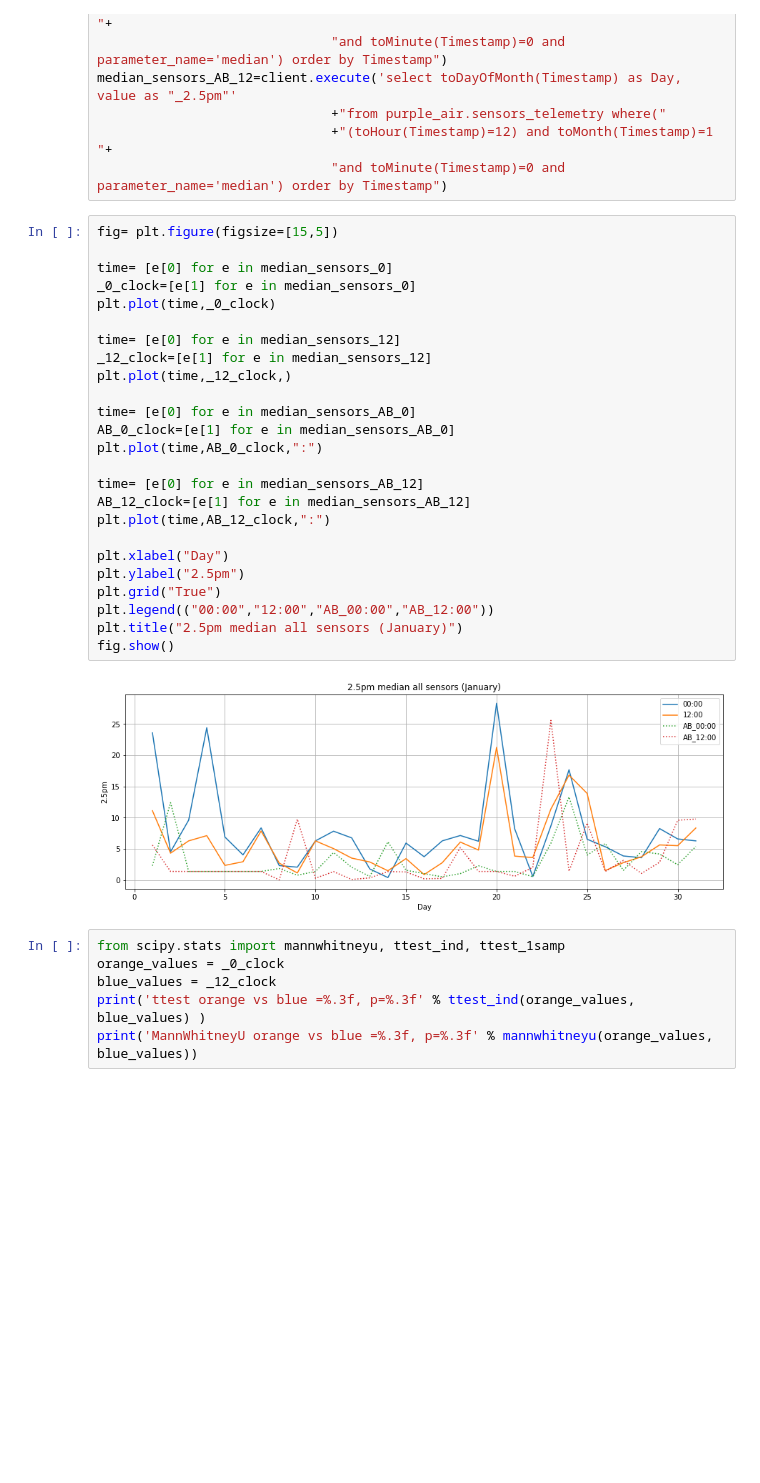
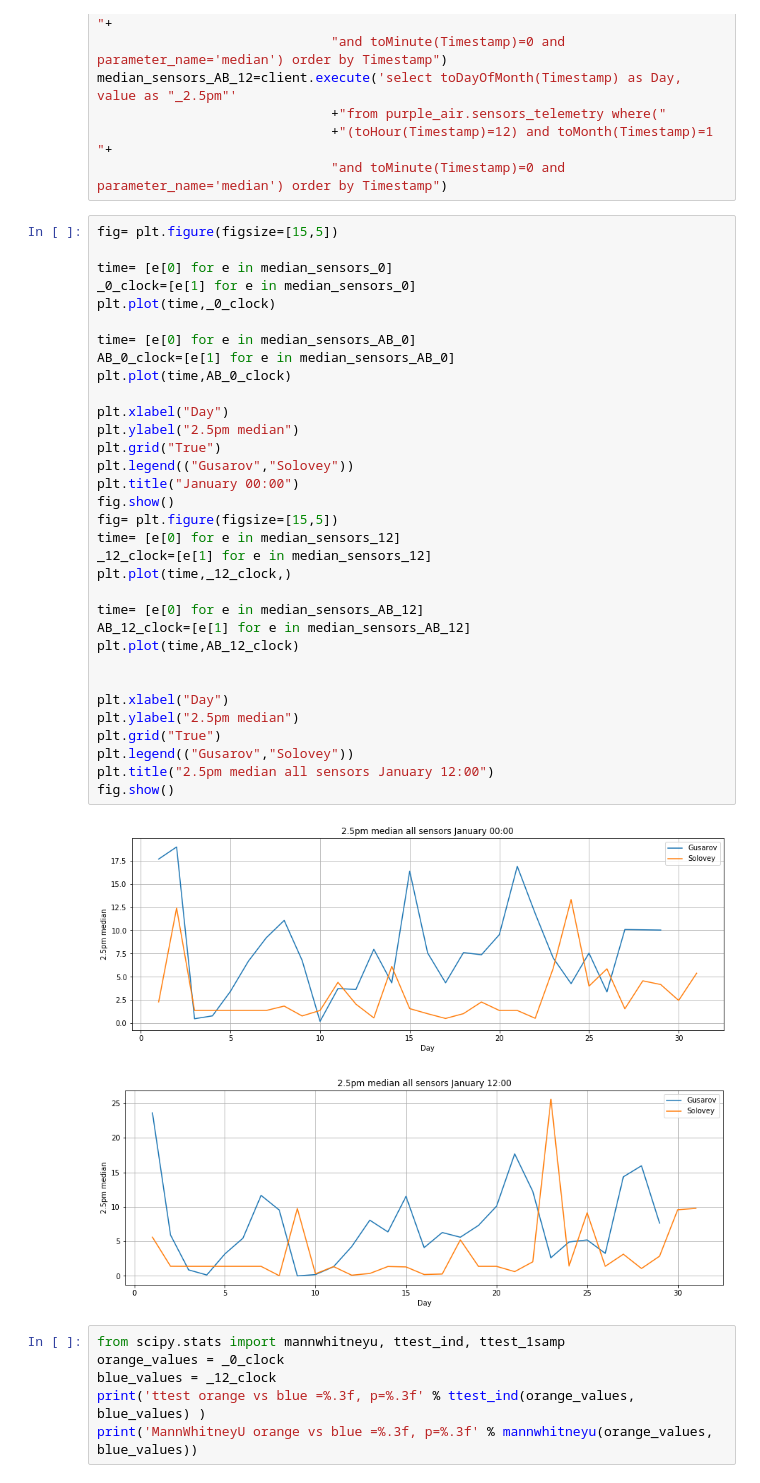
Before and after one commit to korolaab/purple-air, a Jupyter notebook: analitics.ipynb, the cells around one changed output. Cells and saved outputs as stored; diff of their text form; blank space fills up the shorter version.

Commit message:
2 figures for jan

```diff
--- a/analitics.ipynb
+++ b/analitics.ipynb
@@ -58,30 +37,39 @@ median_sensors_AB_12=client.execute('select toDayOfMonth(Timestamp) as Day, valu
 # %%
 fig= plt.figure(figsize=[15,5])
 
 time= [e[0] for e in median_sensors_0]
 _0_clock=[e[1] for e in median_sensors_0]
 plt.plot(time,_0_clock)
 
+time= [e[0] for e in median_sensors_AB_0]
+AB_0_clock=[e[1] for e in median_sensors_AB_0]
+plt.plot(time,AB_0_clock)
+
+plt.xlabel("Day")
+plt.ylabel("2.5pm median")
+plt.grid("True")
+plt.legend(("Gusarov","Solovey"))
+plt.title("January 00:00")
+fig.show()
+fig= plt.figure(figsize=[15,5])
 time= [e[0] for e in median_sensors_12]
 _12_clock=[e[1] for e in median_sensors_12]
 plt.plot(time,_12_clock,)
 
-time= [e[0] for e in median_sensors_AB_0]
-AB_0_clock=[e[1] for e in median_sensors_AB_0]
-plt.plot(time,AB_0_clock,":")
-
 time= [e[0] for e in median_sensors_AB_12]
 AB_12_clock=[e[1] for e in median_sensors_AB_12]
-plt.plot(time,AB_12_clock,":")
+plt.plot(time,AB_12_clock)
+
 
 plt.xlabel("Day")
-plt.ylabel("2.5pm")
+plt.ylabel("2.5pm median")
 plt.grid("True")
-plt.legend(("00:00","12:00","AB_00:00","AB_12:00"))
-plt.title("2.5pm median all sensors (January)")
+plt.legend(("Gusarov","Solovey"))
+plt.title("2.5pm median all sensors January 12:00")
 fig.show()
 # %% [output]
-[figure, old version]
+[figure, new version]
+[figure, added]
 # %%
 from scipy.stats import mannwhitneyu, ttest_ind, ttest_1samp
 orange_values = _0_clock
```
Also changed, not shown: parts of 5 cells of this notebook.
